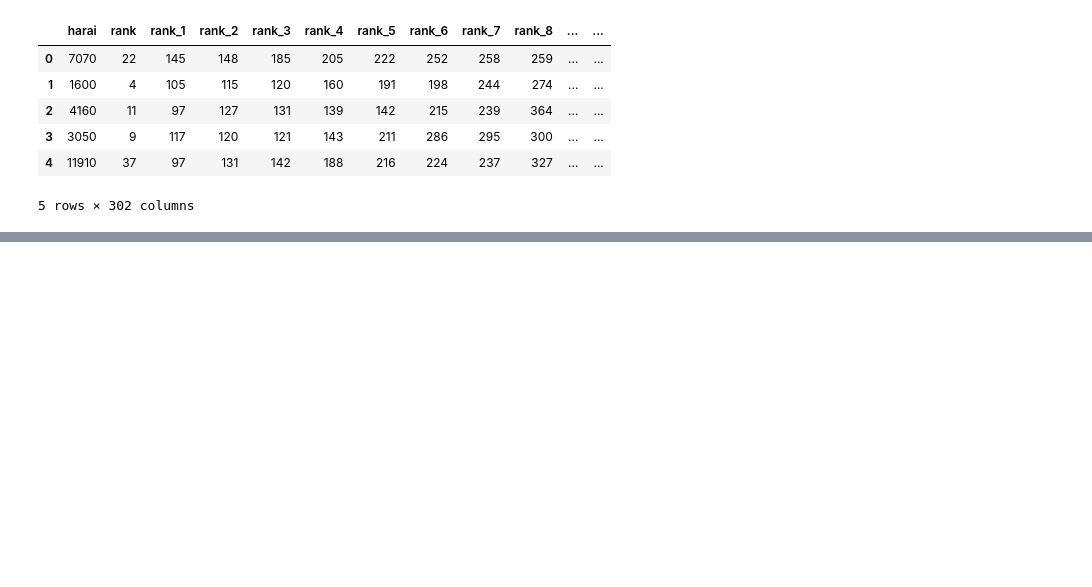
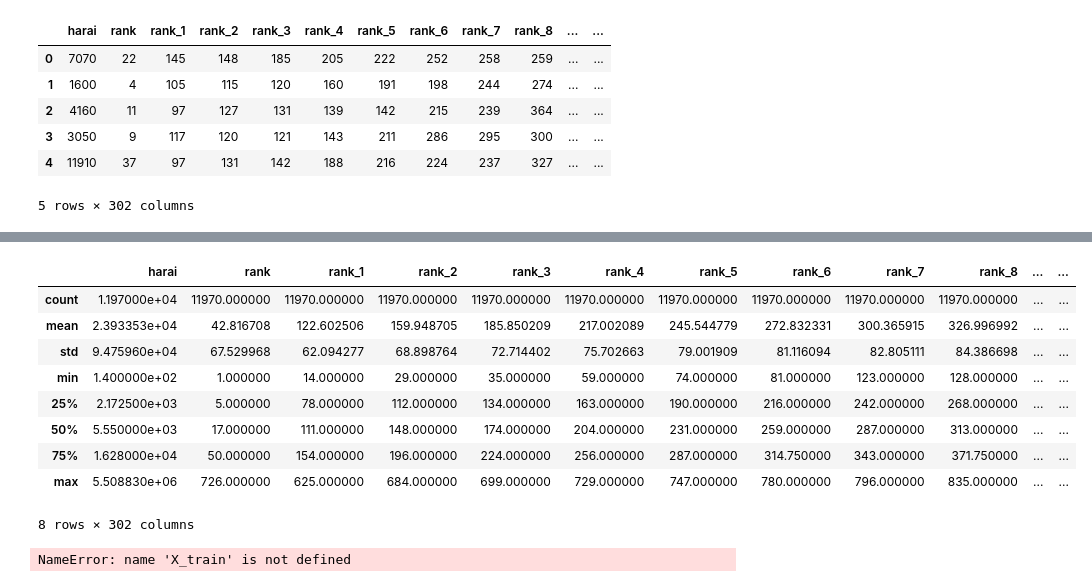
Before and after one commit to HirokiNarita/keiba_prediction, a Jupyter notebook: data_wrangling.ipynb, the cells around one changed output, grey strips where cells are left out. Cells and saved outputs as stored; diff of their text form; code cells hidden in the pictures; blank space fills up the shorter version.

```diff
--- a/data_wrangling.ipynb
+++ b/data_wrangling.ipynb
@@ -201,0 +198,17 @@ ValueError: color kwarg must have one color per dataset
+# %%
+dff.describe()
+# %% [output]
+|  | harai | rank | rank_1 | rank_2 | rank_3 | rank_4 | rank_5 | rank_6 | rank_7 | rank_8 | ... | ... |
+| count | 1.197000e+04 | 11970.000000 | 11970.000000 | 11970.000000 | 11970.000000 | 11970.000000 | 11970.000000 | 11970.000000 | 11970.000000 | 11970.000000 | ... | ... |
+| mean | 2.393353e+04 | 42.816708 | 122.602506 | 159.948705 | 185.850209 | 217.002089 | 245.544779 | 272.832331 | 300.365915 | 326.996992 | ... | ... |
+| std | 9.475960e+04 | 67.529968 | 62.094277 | 68.898764 | 72.714402 | 75.702663 | 79.001909 | 81.116094 | 82.805111 | 84.386698 | ... | ... |
+| min | 1.400000e+02 | 1.000000 | 14.000000 | 29.000000 | 35.000000 | 59.000000 | 74.000000 | 81.000000 | 123.000000 | 128.000000 | ... | ... |
+| 25% | 2.172500e+03 | 5.000000 | 78.000000 | 112.000000 | 134.000000 | 163.000000 | 190.000000 | 216.000000 | 242.000000 | 268.000000 | ... | ... |
+| 50% | 5.550000e+03 | 17.000000 | 111.000000 | 148.000000 | 174.000000 | 204.000000 | 231.000000 | 259.000000 | 287.000000 | 313.000000 | ... | ... |
+| 75% | 1.628000e+04 | 50.000000 | 154.000000 | 196.000000 | 224.000000 | 256.000000 | 287.000000 | 314.750000 | 343.000000 | 371.750000 | ... | ... |
+| max | 5.508830e+06 | 726.000000 | 625.000000 | 684.000000 | 699.000000 | 729.000000 | 747.000000 | 780.000000 | 796.000000 | 835.000000 | ... | ... |
+8 rows × 302 columns
+# %%
+pd.plotting.scatter_matrix(X_train)
+# %% [output]
+NameError: name 'X_train' is not defined
```
Also changed, not shown: parts of 2 cells of this notebook, 1 other file.
